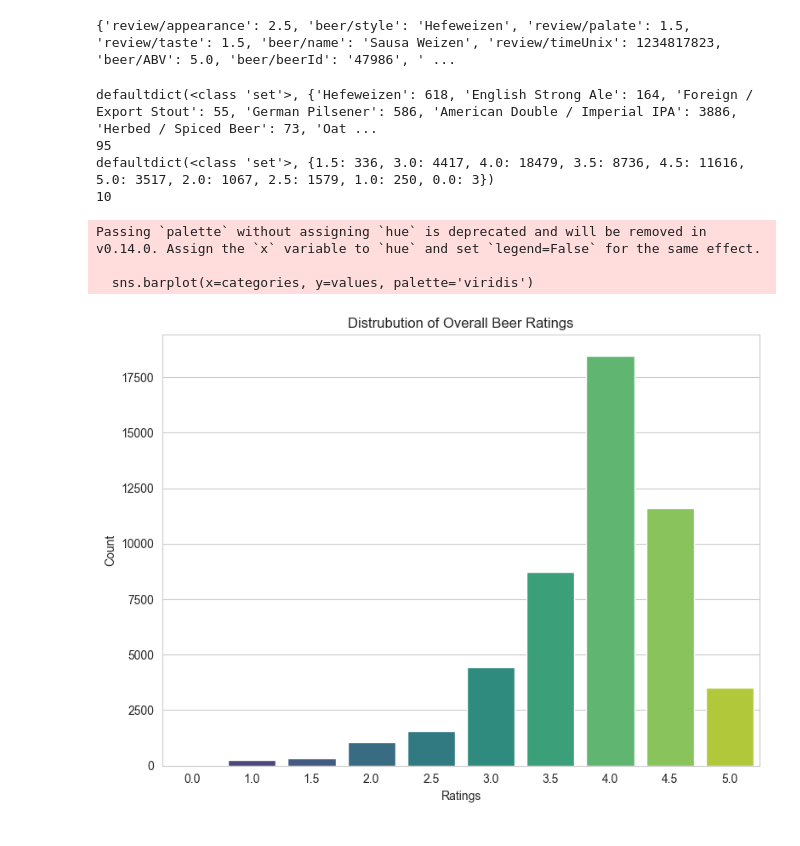
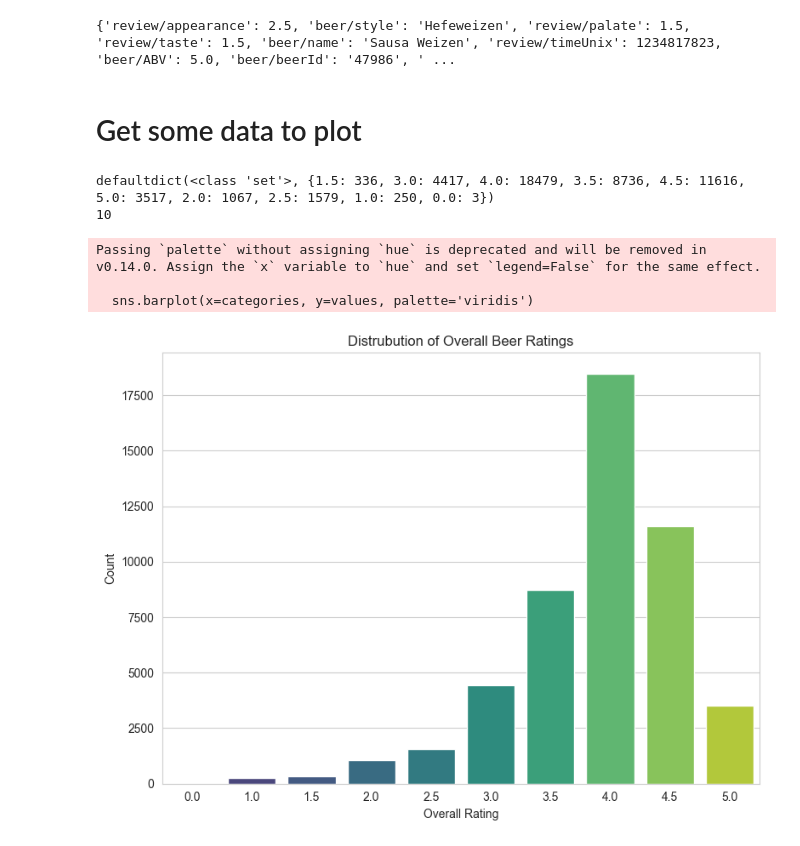
Before and after one commit to cjbonill/CSE258_RecommenderSystems, a Jupyter notebook: assignment2.ipynb, the cells around one changed output. Cells and saved outputs as stored; diff of their text form; code cells hidden in the pictures.

Commit message:
Added some more plots, print out some dicts

```diff
--- a/assignment2.ipynb
+++ b/assignment2.ipynb
@@ -15,66 +16,61 @@ def parseData(fname):
     for l in open(fname):
         yield eval(l)
 
-def getBeerTypes(data):
-    beer_types = defaultdict(set)
+def getDictOfCategoryAndCounts(data, cat):
+    d = defaultdict(set)
     for i in data:
-        style = i['beer/style']
-        if style not in beer_types:
-            beer_types[style] = 1
+        entry = i[cat]
+        if entry not in d:
+            d[entry] = 1
         else:
-            beer_types[style] += 1
-    return beer_types
+            d[entry] += 1
+    return d
 
-def getOverallRatings(data):
-    beer_overall_ratings = defaultdict(set)
+def getDictOfTimeCategoryAndCounts(data, time):
+    d = defaultdict(set)
     for i in data:
-        overall = i['review/overall']
-        if overall not in beer_overall_ratings:
-            beer_overall_ratings[overall] = 1
+        entry = i['review/timeStruct'][time]
+        if entry not in d:
+            d[entry] = 1
         else:
-            beer_overall_ratings[overall] += 1
-    return beer_overall_ratings
+            d[entry] += 1
+    return d
 # %%
 data = list(parseData("beer_50000.json"))
 # %%
 print(data[0])
 # %% [output]
 {'review/appearance': 2.5, 'beer/style': 'Hefeweizen', 'review/palate': 1.5, 'review/taste': 1.5, 'beer/name': 'Sausa Weizen', 'review/timeUnix': 1234817823, 'beer/ABV': 5.0, 'beer/beerId': '47986', ' ...
-# %%
-beer_types = getBeerTypes(data)
-print(beer_types)
-print(len(beer_types))
-
-beer_overall_ratings = getOverallRatings(data)
-print(beer_overall_ratings)
-print(len(beer_overall_ratings))
-# %% [output]
-defaultdict(<class 'set'>, {'Hefeweizen': 618, 'English Strong Ale': 164, 'Foreign / Export Stout': 55, 'German Pilsener': 586, 'American Double / Imperial IPA': 3886, 'Herbed / Spiced Beer': 73, 'Oat ...
-95
-defaultdict(<class 'set'>, {1.5: 336, 3.0: 4417, 4.0: 18479, 3.5: 8736, 4.5: 11616, 5.0: 3517, 2.0: 1067, 2.5: 1579, 1.0: 250, 0.0: 3})
-10
+# %% [markdown]
+# Get some data to plot
 # %%
+beer_overall_ratings = getDictOfCategoryAndCounts(data, 'review/overall')
+print(beer_overall_ratings)
+print(len(beer_overall_ratings))
+
 categories = beer_overall_ratings.keys()
 values = beer_overall_ratings.values()
 
 # Setting the style (optional, for aesthetics)
 sns.set_style('whitegrid')
 
 # Creating the bar chart using Seaborn
 plt.figure(figsize=(8, 6))
 sns.barplot(x=categories, y=values, palette='viridis')
 
 # Adding titles and labels
 plt.title('Distrubution of Overall Beer Ratings')
-plt.xlabel('Ratings')
+plt.xlabel('Overall Rating')
 plt.ylabel('Count')
 
 # Displaying the chart
 plt.tight_layout()  # Adjust layout to prevent cutting off labels
 plt.show()
 # %% [output]
-Passing `palette` without assigning `hue` is deprecated and will be removed in v0.14.0. Assign the `x` variable to `hue` and set `legend=False` for the same effect.
-
-  sns.barplot(x=categories, y=values, palette='viridis')
+defaultdict(<class 'set'>, {1.5: 336, 3.0: 4417, 4.0: 18479, 3.5: 8736, 4.5: 11616, 5.0: 3517, 2.0: 1067, 2.5: 1579, 1.0: 250, 0.0: 3})
+10
+Passing `palette` without assigning `hue` is deprecated and will be removed in v0.14.0. Assign the `x` variable to `hue` and set `legend=False` for the same effect.
+
+  sns.barplot(x=categories, y=values, palette='viridis')
-[figure, old version]
+[figure, new version]
 # %%
```
Also changed, not shown: parts of 7 cells of this notebook, 2 other files.
